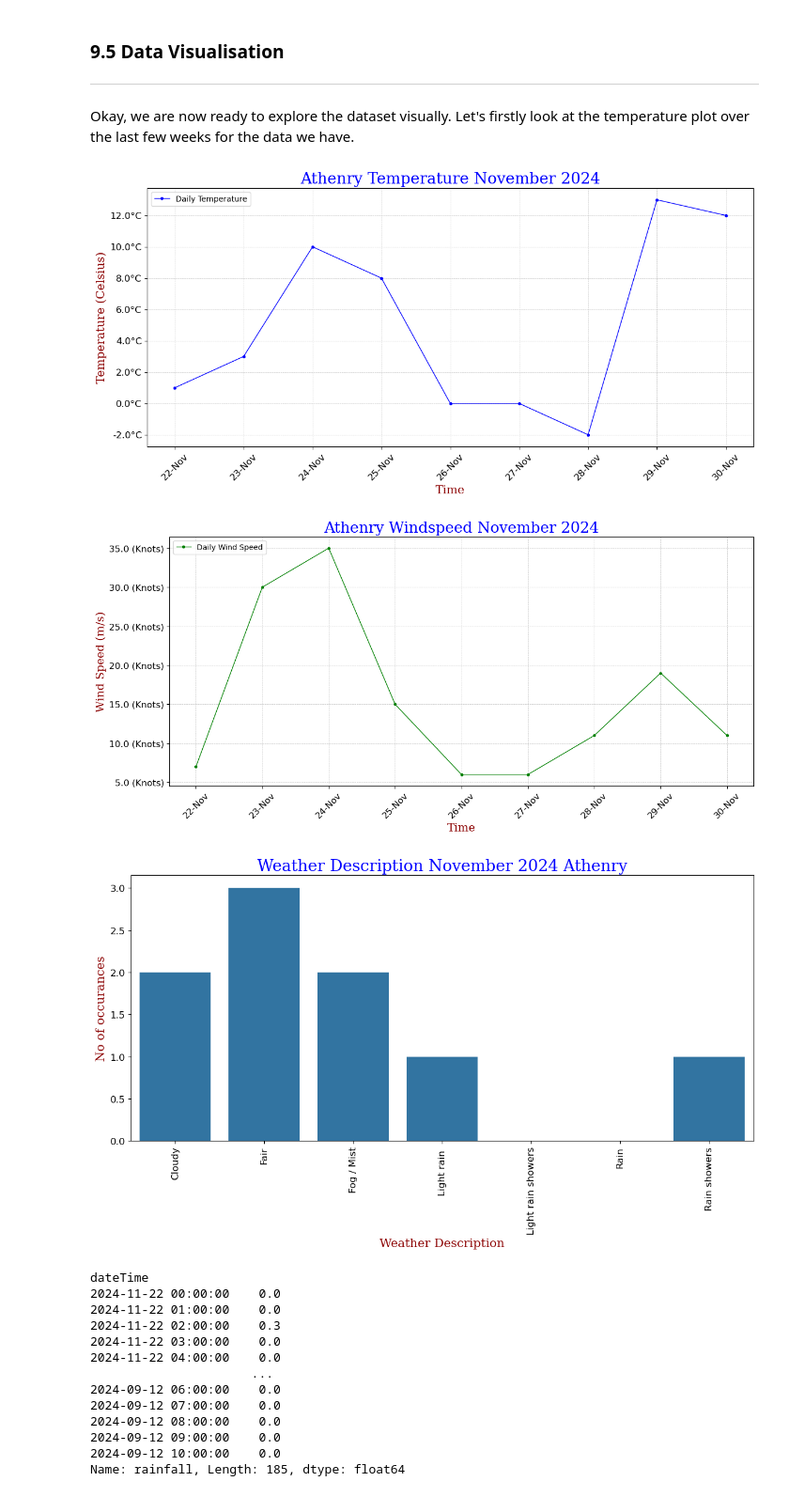
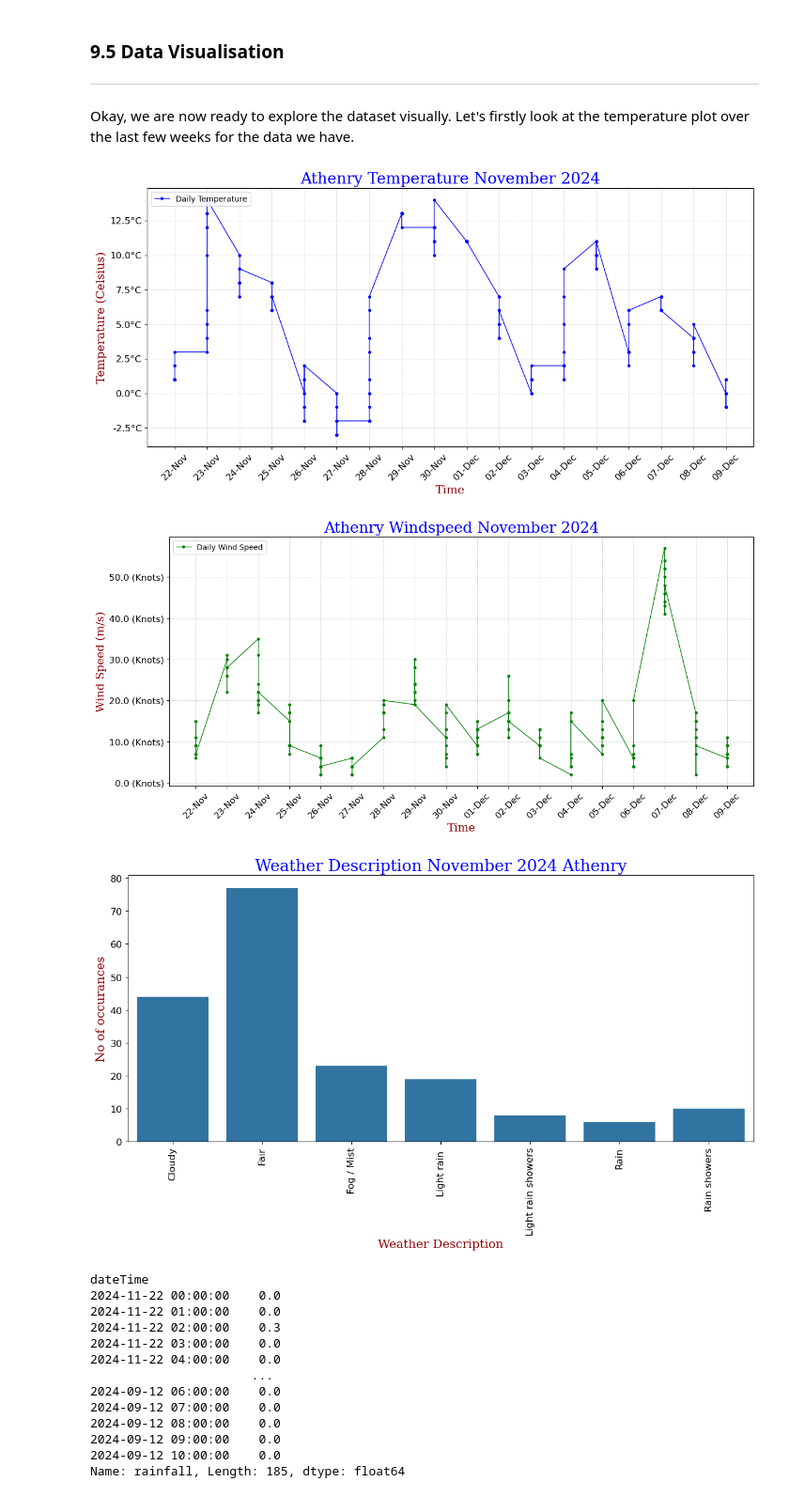
Before and after one commit to MikeCurleyCoosan/computer_infrastructure, a Jupyter notebook: weather.ipynb, the cells around one changed output. Shown at 94% size. Saved outputs shown, nothing was run; the diff lists cells and outputs as text; code cells hidden in the pictures.

```diff
--- a/weather.ipynb
+++ b/weather.ipynb
@@ -370,14 +370,14 @@ for file in daily_files:
     #Extract the first 8 numbers from the file name
     date_string = re.findall(r'(\d{8})', file)
 
-    df = pd.concat([df, pd.read_json(file)], ignore_index=True)
+    df = pd.concat([df, pd.read_json(file, convert_dates=False)], ignore_index=True)
 
 #Convert the dataframe back to a csv file which offers a more readable format than the jason file to pandas
 df.to_csv('data/weather/weather_data.csv', index=True)
 
 warnings.filterwarnings('ignore', category=SyntaxWarning)
 
-df = pd.read_csv('data/weather/weather_data.csv', skipinitialspace=True, parse_dates=['date'])
+df = pd.read_csv('data/weather/weather_data.csv',  skipinitialspace=True, index_col=0)
 
 df.head()
 # %% [output]
@@ -568,16 +568,3 @@ memory usage: 19.2+ KB
 ***
 
 Merge the `date` and `reportTime` columns to create a `dateTime` column. We can then drop the `date` and `reportTime` columns as we will no longer need them. We will set the `dateTime column` to our index column, which will give us a time-series dataset, which is very useful.
-# %%
-
-#Convert the date and time columns to datetime.
-df['dateTime'] = df['date'] + pd.to_timedelta(df['reportTime'] + ':00')
-
-#Drop the date and reportTime columns.
-df = df.drop(columns=['date', 'reportTime'])
-
-
-#print(df['dateTime'])
-
-
-print(df['dateTime'])
@@ -597,7 +571,19 @@ Name: dateTime, Length: 198, dtype: datetime64[ns]
+# %%
+
+#Convert the date and time columns to datetime.
+df['date'] = pd.to_datetime(df['date'], format='%d-%m-%Y')
+#Convert the reportTime column to a datetime object time
+df['reportTime'] = pd.to_datetime(df['reportTime'], format='%H:%M')
+
+
+# Extract only the date (without time) for plotting
+df['Date_only'] = df['date'].dt.date
+
+date = df['Date_only'].to_list()
 # %%
 # Set the reportTime as the index of the dataframe
 
-df.set_index('dateTime', inplace=True)
+df.set_index('date', inplace=True)
 
 df.head()
 # %% [output]
@@ -693,13 +679,6 @@ memory usage: 15.1 KB
 
 Okay, we are now ready to explore the dataset visually. Let's firstly look at the temperature plot over the last few weeks for the data we have.
 # %%
-# Plot the hourly
-sd = '2024-11-22'
-ed = '2024-11-30'
-dates = pd.date_range(sd,ed)
-truncateddf = df[df.index.isin(dates)]
-
-
 
 # Create a function to format the temperature values on the y-axis
 def temperature_formatter(date, pos):
@@ -717,15 +696,18 @@ colors = ['blue', 'green', 'red']
 font1 = {'family':'serif','color':'blue','size':20}
 font2 = {'family':'serif','color':'darkred','size':15}
 
-ax.plot(truncateddf['temperature'], color='blue', marker='o', linestyle='-', linewidth=1, markersize=3)
-#Add a title
+ax.plot(date, df['temperature'], color='blue', marker='o', linestyle='-', linewidth=1, markersize=3)
+#Add a
 ax.set_title('Athenry Temperature November 2024', fontdict = font1)
-#Add x and y labels
+#Add x and y. labels
 ax.set_xlabel('Time', fontdict = font2)
 ax.set_ylabel('Temperature (Celsius)', fontdict = font2)
 #Add a legend
 plt.legend(['Daily Temperature'], loc='upper left')
-#Add a grid
+#Add a grid# Filter data for a specific period of ti
+
+
+
 ax.grid(True, which='both', linestyle='--', linewidth=0.4)
 
 # Set the major locator to every second day
@@ -741,7 +723,7 @@ plt.yticks(fontsize=12)
 
 plt.show()
 # %% [output]
-[figure, old version]
+[figure, new version]
 # %%
 # Plot the hourly wind speed
 
@@ -761,7 +743,7 @@ font1 = {'family':'serif','color':'blue','size':20}
 font2 = {'family':'serif','color':'darkred','size':15}
 
 #Plot the hourly wind speed
-ax.plot(truncateddf['windSpeed'], color='green',  marker='o', linestyle='-', linewidth=1, markersize=3)
+ax.plot(date, df['windSpeed'], color='green',  marker='o', linestyle='-', linewidth=1, markersize=3)
 #Add a title
 ax.set_title('Athenry Windspeed November 2024', fontdict = font1)
 #Add x and y labels
@@ -785,35 +767,35 @@ plt.yticks(fontsize=12)
 
 plt.show()
 # %% [output]
-[figure, old version]
+[figure, new version]
 # %%
 # Countplot of the descriptions in weatherDescription
 plt.figure(figsize=(14, 6))
 
 #Set the font for the x and y axis labels and the title
 font1 = {'family':'serif','color':'blue','size':20}
 font2 = {'family':'serif','color':'darkred','size':15}
 
 #Set the colors for the pie chart
 colors = ['blue', 'green', 'red']
 
 #Plot the countplot of the weatherDescription
-sns.countplot(data=truncateddf, x ='weatherDescription')
+sns.countplot(data=df, x ='weatherDescription')
 
 #Add a title
 plt.title('Weather Description November 2024 Athenry', fontdict = font1)
 #Add x and y labels
 plt.xlabel('Weather Description', fontdict = font2)
 plt.ylabel('No of occurances', fontdict = font2)
 
 #Add ticks
 plt.xticks(fontsize=12, rotation=90)
 plt.yticks(fontsize=12)
 
 
 plt.show()
 # %% [output]
-[figure, old version]
+[figure, new version]
 # %%
 # View the data for the rainfall. As can be seen there was very little rainfall on the 17th of October 2024 in Athenry
 
```
Also changed, not shown: parts of 10 cells of this notebook, 2 other files.
